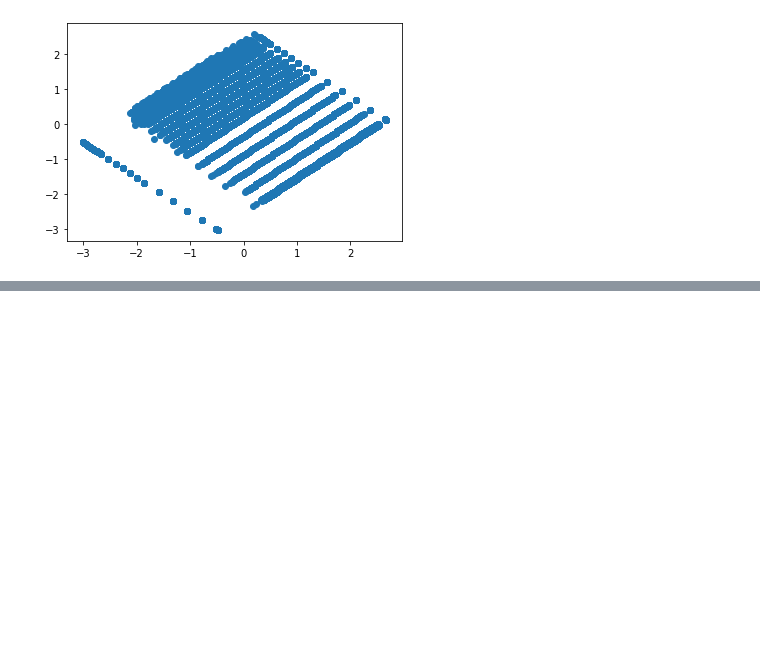
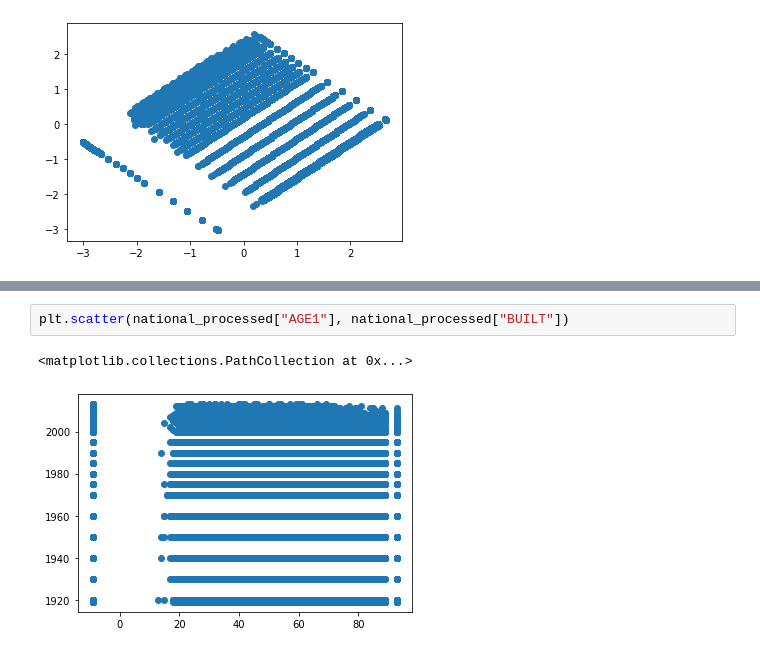
Before and after one commit to ekoly/DS-Unit-1-Sprint-3-Linear-Algebra, a Jupyter notebook: module3-dimensionality-reduction/LS_DS_133_High_Dimensional_Data_Assignment.ipynb, the cells around one changed output, grey strips where cells are left out. Cells and saved outputs as stored; diff of their text form; blank space fills up the shorter version.

```diff
--- a/module3-dimensionality-reduction/LS_DS_133_High_Dimensional_Data_Assignment.ipynb
+++ b/module3-dimensionality-reduction/LS_DS_133_High_Dimensional_Data_Assignment.ipynb
@@ -424,3 +424,8 @@ Prioritize self-study over this stretch goal if you are not semi-comfortable wit
 
 You don't necessarily have to use this resource, but this will get you started:
 [Eigenface Tutorial](https://sandipanweb.wordpress.com/2018/01/06/eigenfaces-and-a-simple-face-detector-with-pca-svd-in-python/)
+# %%
+plt.scatter(national_processed["AGE1"], national_processed["BUILT"])
+# %% [output]
+<matplotlib.collections.PathCollection at 0x...>
+[figure, added]
```
